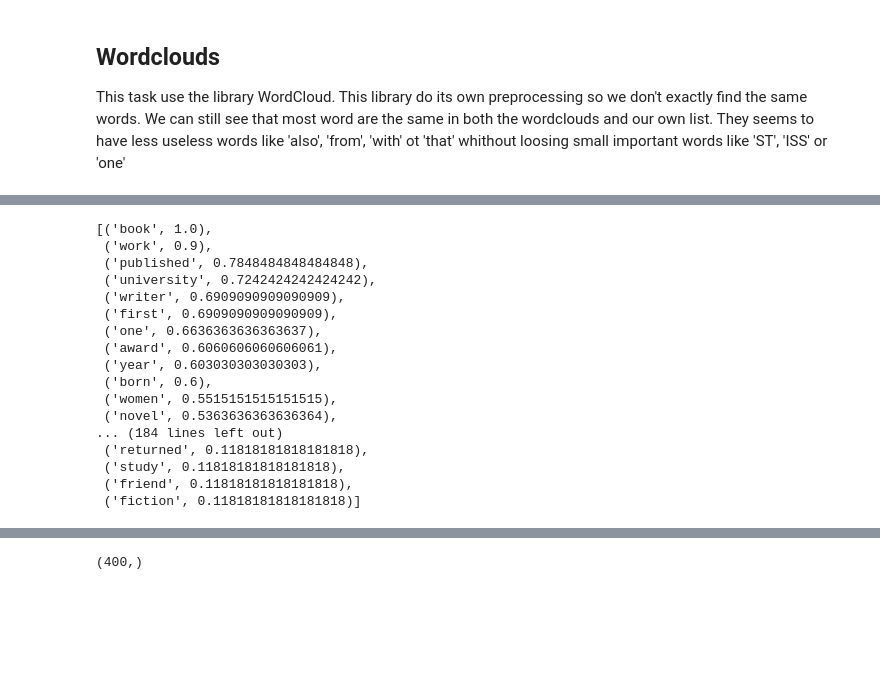
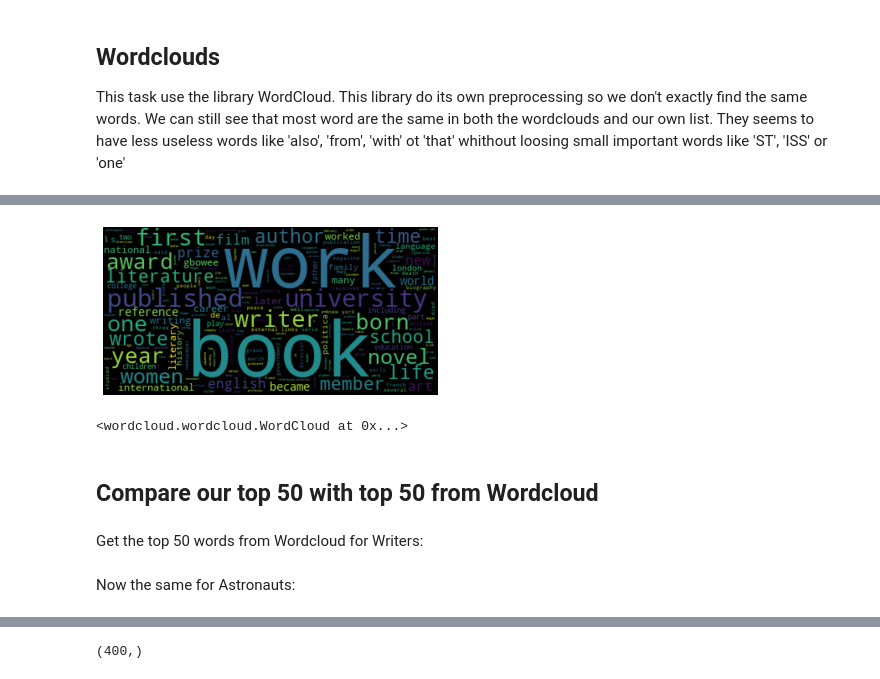
Before and after one commit to edgolyakova/DataScienceProj, a Jupyter notebook: Part 1.ipynb, the cells around one changed output, grey strips where cells are left out. Cells and saved outputs as stored; diff of their text form; code cells hidden in the pictures; blank space fills up the shorter version.

```diff
--- a/Part 1.ipynb
+++ b/Part 1.ipynb
@@ -521,20 +568,13 @@ for k,v in cat_txt.items(): # for each categories
-# %%
-[(w, c) for w, c in wordcloud.words_.items()]
-# %% [output]
-[('book', 1.0),
- ('work', 0.9),
- ('published', 0.7848484848484848),
- ('university', 0.7242424242424242),
- ('writer', 0.6909090909090909),
- ('first', 0.6909090909090909),
- ('one', 0.6636363636363637),
- ('award', 0.6060606060606061),
- ('year', 0.603030303030303),
- ('born', 0.6),
- ('women', 0.5515151515151515),
- ('novel', 0.5363636363636364),
-... (184 lines left out)
- ('returned', 0.11818181818181818),
- ('study', 0.11818181818181818),
- ('friend', 0.11818181818181818),
- ('fiction', 0.11818181818181818)]
+# %%
+as_wordcloud = WordCloud(stopwords=STOPWORDS).generate(cat_txt['Astronauts'])
+plt.imshow(wordcloud, interpolation='bilinear')
+plt.axis("off")
+plt.show() # we show it
+wordcloud.to_file("Viz/wc_by_cat/wc_Astronauts.jpg") # and we save it
+# %% [output]
+[figure, added]
+<wordcloud.wordcloud.WordCloud at 0x...>
+# %% [markdown]
+## Compare our top 50 with top 50 from Wordcloud
+# %% [markdown]
+Get the top 50 words from Wordcloud for Writers:
@@ -540,0 +585,2 @@ for k,v in cat_txt.items(): # for each categories
+# %% [markdown]
+Now the same for Astronauts:
```
Also changed, not shown: parts of 41 cells of this notebook, 2 other files.
